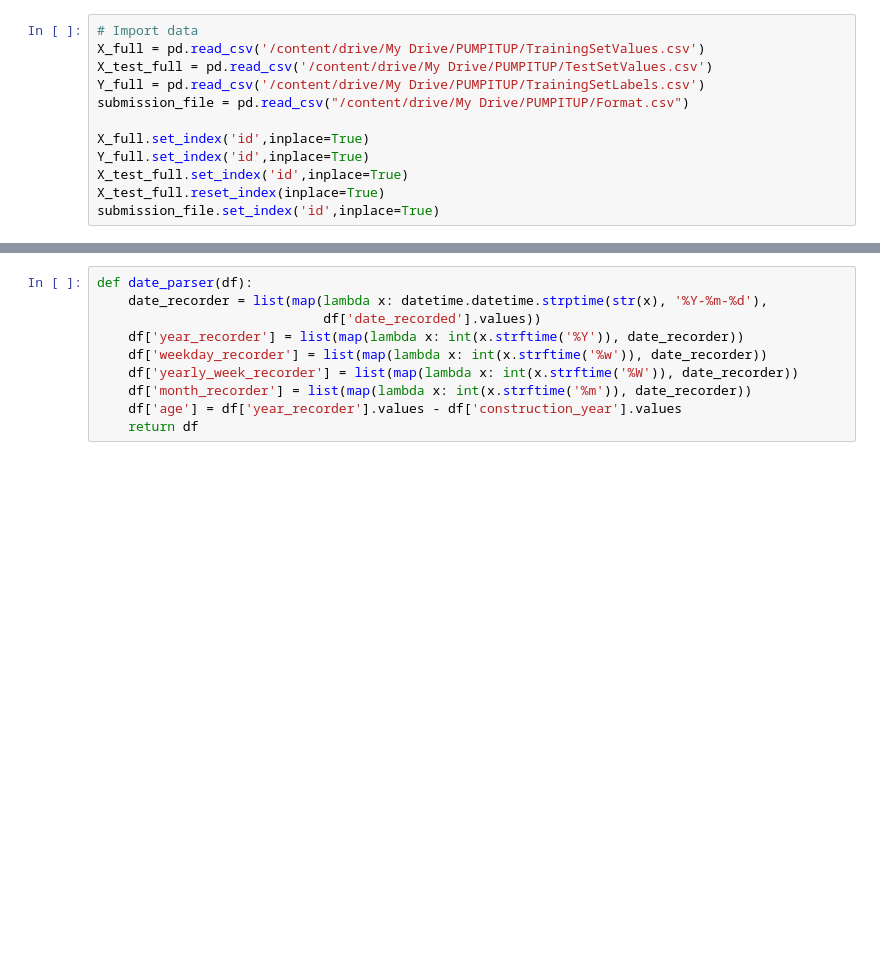
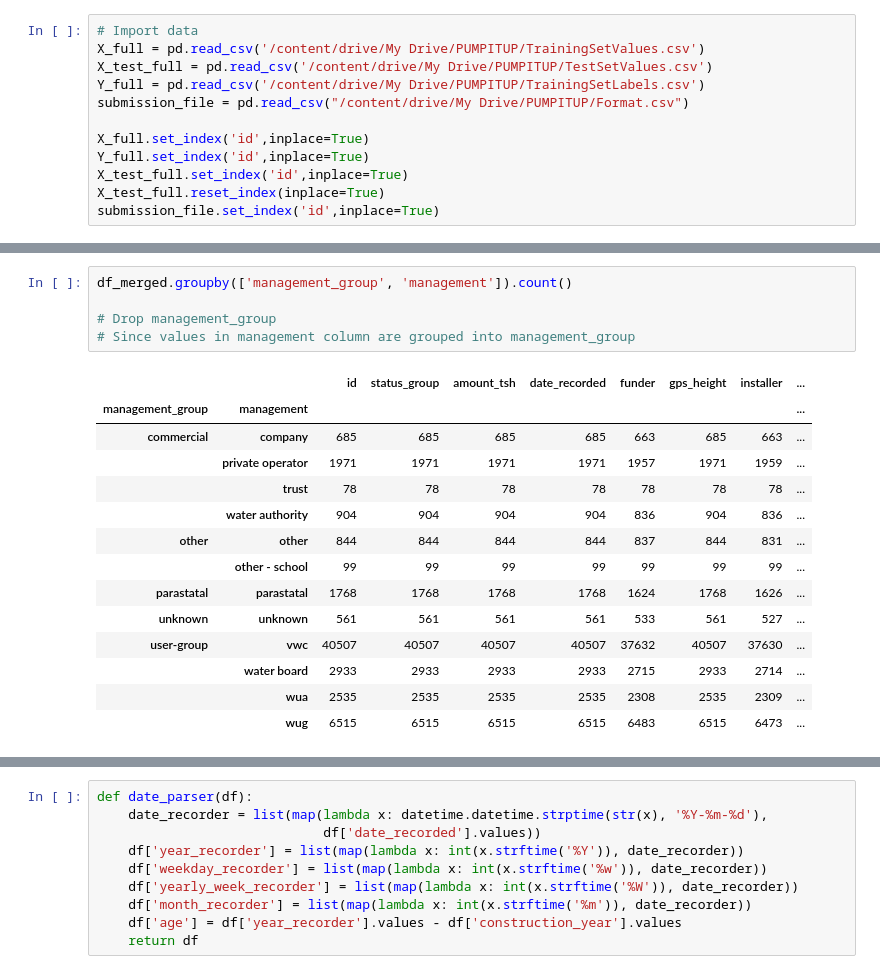
Before and after one commit to RashmikaLakshan/ML_project_PumpItUp, a Jupyter notebook: PumpItUp.ipynb, the cells around one changed output, grey strips where cells are left out. Saved outputs shown, nothing was run; the diff lists cells and outputs as text; blank space fills up the shorter version.

```diff
--- a/PumpItUp.ipynb
+++ b/PumpItUp.ipynb
@@ -37,0 +323,20 @@ df_merged.reset_index(inplace=True)
+# %%
+df_merged.groupby(['management_group', 'management']).count()
+
+# Drop management_group
+# Since values in management column are grouped into management_group
+# %% [output]
+|  |  | id | status_group | amount_tsh | date_recorded | funder | gps_height | installer | ... |
+| management_group | management |  |  |  |  |  |  |  | ... |
+| commercial | company | 685 | 685 | 685 | 685 | 663 | 685 | 663 | ... |
+|  | private operator | 1971 | 1971 | 1971 | 1971 | 1957 | 1971 | 1959 | ... |
+|  | trust | 78 | 78 | 78 | 78 | 78 | 78 | 78 | ... |
+|  | water authority | 904 | 904 | 904 | 904 | 836 | 904 | 836 | ... |
+| other | other | 844 | 844 | 844 | 844 | 837 | 844 | 831 | ... |
+|  | other - school | 99 | 99 | 99 | 99 | 99 | 99 | 99 | ... |
+| parastatal | parastatal | 1768 | 1768 | 1768 | 1768 | 1624 | 1768 | 1626 | ... |
+| unknown | unknown | 561 | 561 | 561 | 561 | 533 | 561 | 527 | ... |
+| user-group | vwc | 40507 | 40507 | 40507 | 40507 | 37632 | 40507 | 37630 | ... |
+|  | water board | 2933 | 2933 | 2933 | 2933 | 2715 | 2933 | 2714 | ... |
+|  | wua | 2535 | 2535 | 2535 | 2535 | 2308 | 2535 | 2309 | ... |
+|  | wug | 6515 | 6515 | 6515 | 6515 | 6483 | 6515 | 6473 | ... |
```
Also changed, not shown: parts of 64 cells of this notebook.
